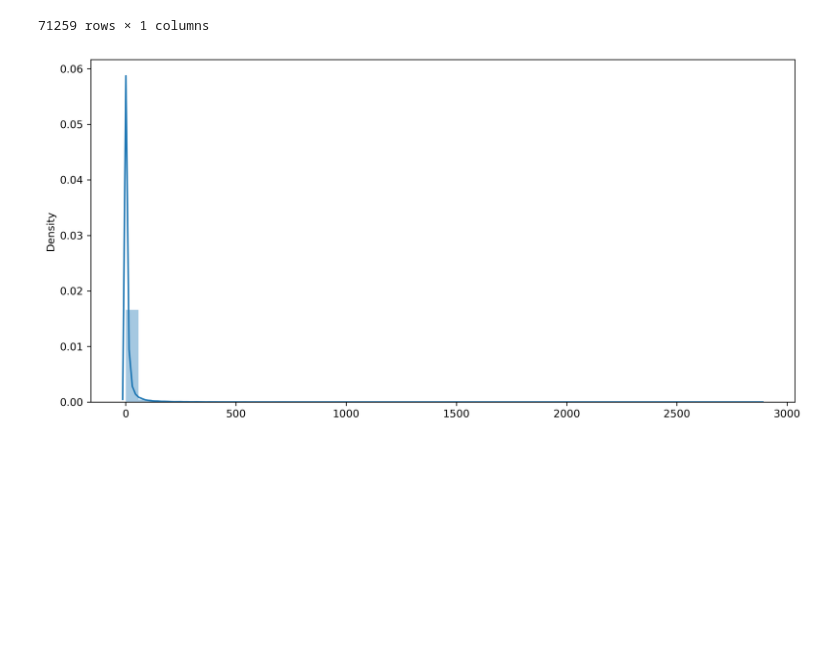
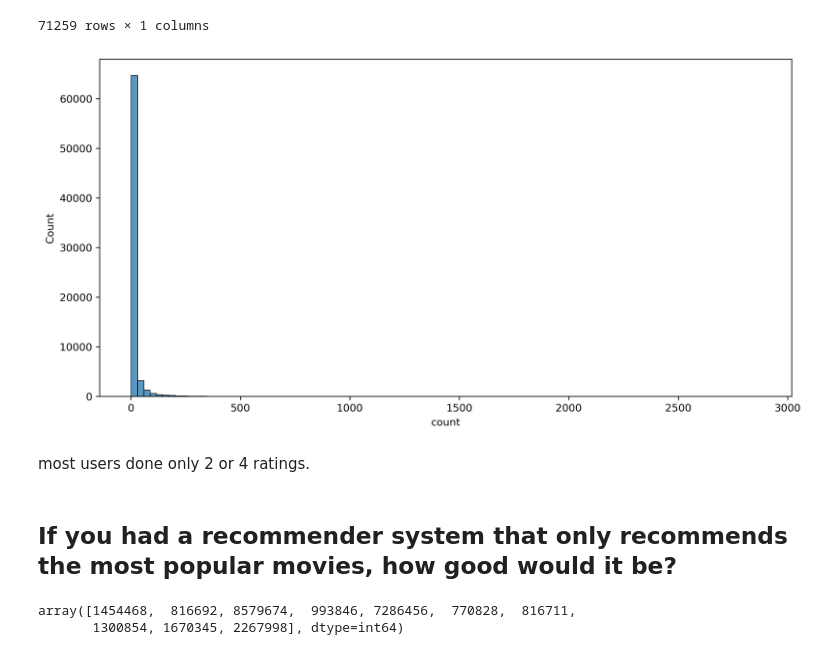
Before and after one commit to ashen007/Movie_Recommender_system, a Jupyter notebook: notebooks/ratings analysis.ipynb, the cells around one changed output. Drawn from its saved outputs; the diff is of its cells as text; code cells hidden in the pictures; blank space fills up the shorter version.

```diff
--- a/notebooks/ratings analysis.ipynb
+++ b/notebooks/ratings analysis.ipynb
@@ -168,7 +217,19 @@ movie_count_user_rated
 71259 rows × 1 columns
 # %%
 plt.figure(figsize=[12, 6], dpi=300)
-sns.distplot(x=movie_count_user_rated['count'])
+sns.histplot(x=movie_count_user_rated['count'], bins=100)
 plt.show()
 # %% [output]
-[figure, old version]
+[figure, new version]
+# %% [markdown]
+most users done only 2 or 4 ratings.
+# %% [markdown]
+## If you had a recommender system that only recommends the most popular movies, how good would it be?
+# %%
+top_movies = rating_data[['movie_id', 'user_id']].groupby('movie_id').count().sort_values(by='user_id',
+                                                                                          ascending=False).reset_index()
+top_movies = top_movies.nlargest(10, 'user_id')['movie_id'].values
+top_movies
+# %% [output]
+array([1454468,  816692, 8579674,  993846, 7286456,  770828,  816711,
+       1300854, 1670345, 2267998], dtype=int64)
```
Also changed, not shown: parts of 15 cells of this notebook.
